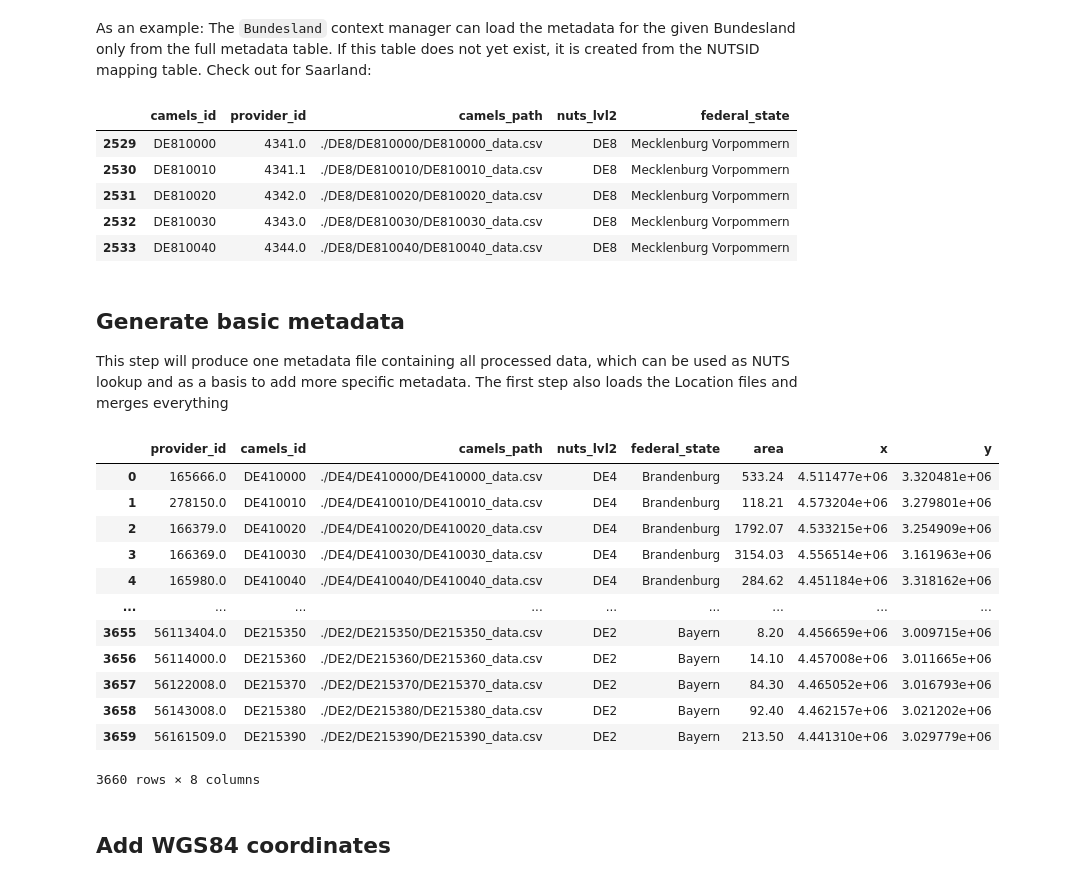
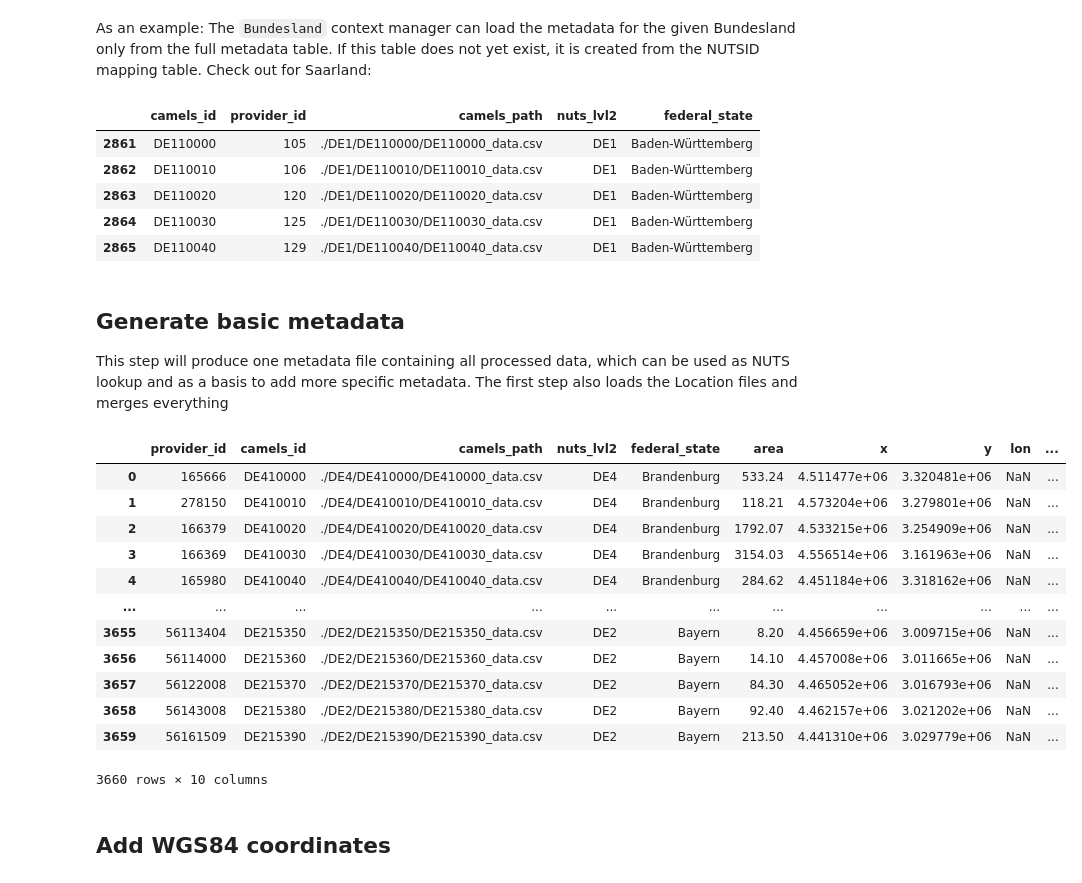
Before and after one commit to CAMELS-DE/camelsp, a Jupyter notebook: scripts/merge_metadata.ipynb, the cells around one changed output. Drawn from its saved outputs; the diff is of its cells as text; code cells hidden in the pictures.

Commit message:
bring Baden-Württemberg back

```diff
--- a/scripts/merge_metadata.ipynb
+++ b/scripts/merge_metadata.ipynb
@@ -19,17 +19,17 @@ from camelsp import Bundesland, util
 # %% [markdown]
 As an example: The `Bundesland` context manager can load the metadata for the given Bundesland only from the full metadata table. If this table does not yet exist, it is created from the NUTSID mapping table. Check out for Saarland:
 # %%
-with Bundesland('DE8') as bl:
+with Bundesland('DE1') as bl:
     dec_meta = bl.metadata
 
 dec_meta.head()
 # %% [output]
 |  | camels_id | provider_id | camels_path | nuts_lvl2 | federal_state |
-| 2529 | DE810000 | 4341.0 | ./DE8/DE810000/DE810000_data.csv | DE8 | Mecklenburg Vorpommern |
-| 2530 | DE810010 | 4341.1 | ./DE8/DE810010/DE810010_data.csv | DE8 | Mecklenburg Vorpommern |
-| 2531 | DE810020 | 4342.0 | ./DE8/DE810020/DE810020_data.csv | DE8 | Mecklenburg Vorpommern |
-| 2532 | DE810030 | 4343.0 | ./DE8/DE810030/DE810030_data.csv | DE8 | Mecklenburg Vorpommern |
-| 2533 | DE810040 | 4344.0 | ./DE8/DE810040/DE810040_data.csv | DE8 | Mecklenburg Vorpommern |
+| 2861 | DE110000 | 105 | ./DE1/DE110000/DE110000_data.csv | DE1 | Baden-Württemberg |
+| 2862 | DE110010 | 106 | ./DE1/DE110010/DE110010_data.csv | DE1 | Baden-Württemberg |
+| 2863 | DE110020 | 120 | ./DE1/DE110020/DE110020_data.csv | DE1 | Baden-Württemberg |
+| 2864 | DE110030 | 125 | ./DE1/DE110030/DE110030_data.csv | DE1 | Baden-Württemberg |
+| 2865 | DE110040 | 129 | ./DE1/DE110040/DE110040_data.csv | DE1 | Baden-Württemberg |
 # %% [markdown]
 ## Generate basic metadata
 
@@ -38,38 +38,38 @@ The first step also loads the Location files and merges everything
 # %%
 for NUTS in tqdm(util._NUTS_LVL2_NAMES.keys()):
     with Bundesland(NUTS) as bl:
         try:
             p = os.path.join(bl.base_path, 'locations', f'{bl.NUTS}_Locations.csv')
             # read in
-            df = pd.read_csv(p)
+            df = pd.read_csv(p, dtype={'ID': str})
             df.columns = ['provider_id', 'area', 'x', 'y']
             #df.drop_duplicates(inplace=True)
         except FileNotFoundError:
             continue
 
         # update by simply setting the new metadata to the property setter
         # in this case, the joining column needs to be 'camels_id' or 'provider_id'
         #bl.metadata = df
 
         # or use the function if you prefer
         bl.update_metadata(df, id_column='provider_id')
 
 metadata = util.get_metadata()
 metadata
 # %% [output]
-|  | provider_id | camels_id | camels_path | nuts_lvl2 | federal_state | area | x | y |
-| 0 | 165666.0 | DE410000 | ./DE4/DE410000/DE410000_data.csv | DE4 | Brandenburg | 533.24 | 4.511477e+06 | 3.320481e+06 |
-| 1 | 278150.0 | DE410010 | ./DE4/DE410010/DE410010_data.csv | DE4 | Brandenburg | 118.21 | 4.573204e+06 | 3.279801e+06 |
-| 2 | 166379.0 | DE410020 | ./DE4/DE410020/DE410020_data.csv | DE4 | Brandenburg | 1792.07 | 4.533215e+06 | 3.254909e+06 |
-| 3 | 166369.0 | DE410030 | ./DE4/DE410030/DE410030_data.csv | DE4 | Brandenburg | 3154.03 | 4.556514e+06 | 3.161963e+06 |
-| 4 | 165980.0 | DE410040 | ./DE4/DE410040/DE410040_data.csv | DE4 | Brandenburg | 284.62 | 4.451184e+06 | 3.318162e+06 |
-| ... | ... | ... | ... | ... | ... | ... | ... | ... |
-| 3655 | 56113404.0 | DE215350 | ./DE2/DE215350/DE215350_data.csv | DE2 | Bayern | 8.20 | 4.456659e+06 | 3.009715e+06 |
-| 3656 | 56114000.0 | DE215360 | ./DE2/DE215360/DE215360_data.csv | DE2 | Bayern | 14.10 | 4.457008e+06 | 3.011665e+06 |
-| 3657 | 56122008.0 | DE215370 | ./DE2/DE215370/DE215370_data.csv | DE2 | Bayern | 84.30 | 4.465052e+06 | 3.016793e+06 |
-| 3658 | 56143008.0 | DE215380 | ./DE2/DE215380/DE215380_data.csv | DE2 | Bayern | 92.40 | 4.462157e+06 | 3.021202e+06 |
-| 3659 | 56161509.0 | DE215390 | ./DE2/DE215390/DE215390_data.csv | DE2 | Bayern | 213.50 | 4.441310e+06 | 3.029779e+06 |
+|  | provider_id | camels_id | camels_path | nuts_lvl2 | federal_state | area | x | y | lon | ... |
+| 0 | 165666 | DE410000 | ./DE4/DE410000/DE410000_data.csv | DE4 | Brandenburg | 533.24 | 4.511477e+06 | 3.320481e+06 | NaN | ... |
+| 1 | 278150 | DE410010 | ./DE4/DE410010/DE410010_data.csv | DE4 | Brandenburg | 118.21 | 4.573204e+06 | 3.279801e+06 | NaN | ... |
+| 2 | 166379 | DE410020 | ./DE4/DE410020/DE410020_data.csv | DE4 | Brandenburg | 1792.07 | 4.533215e+06 | 3.254909e+06 | NaN | ... |
+| 3 | 166369 | DE410030 | ./DE4/DE410030/DE410030_data.csv | DE4 | Brandenburg | 3154.03 | 4.556514e+06 | 3.161963e+06 | NaN | ... |
+| 4 | 165980 | DE410040 | ./DE4/DE410040/DE410040_data.csv | DE4 | Brandenburg | 284.62 | 4.451184e+06 | 3.318162e+06 | NaN | ... |
+| ... | ... | ... | ... | ... | ... | ... | ... | ... | ... | ... |
+| 3655 | 56113404 | DE215350 | ./DE2/DE215350/DE215350_data.csv | DE2 | Bayern | 8.20 | 4.456659e+06 | 3.009715e+06 | NaN | ... |
+| 3656 | 56114000 | DE215360 | ./DE2/DE215360/DE215360_data.csv | DE2 | Bayern | 14.10 | 4.457008e+06 | 3.011665e+06 | NaN | ... |
+| 3657 | 56122008 | DE215370 | ./DE2/DE215370/DE215370_data.csv | DE2 | Bayern | 84.30 | 4.465052e+06 | 3.016793e+06 | NaN | ... |
+| 3658 | 56143008 | DE215380 | ./DE2/DE215380/DE215380_data.csv | DE2 | Bayern | 92.40 | 4.462157e+06 | 3.021202e+06 | NaN | ... |
+| 3659 | 56161509 | DE215390 | ./DE2/DE215390/DE215390_data.csv | DE2 | Bayern | 213.50 | 4.441310e+06 | 3.029779e+06 | NaN | ... |
-3660 rows × 8 columns
+3660 rows × 10 columns
 # %% [markdown]
 ## Add WGS84 coordinates
 # %%
```
Also changed, not shown: parts of 1 cell of this notebook.
